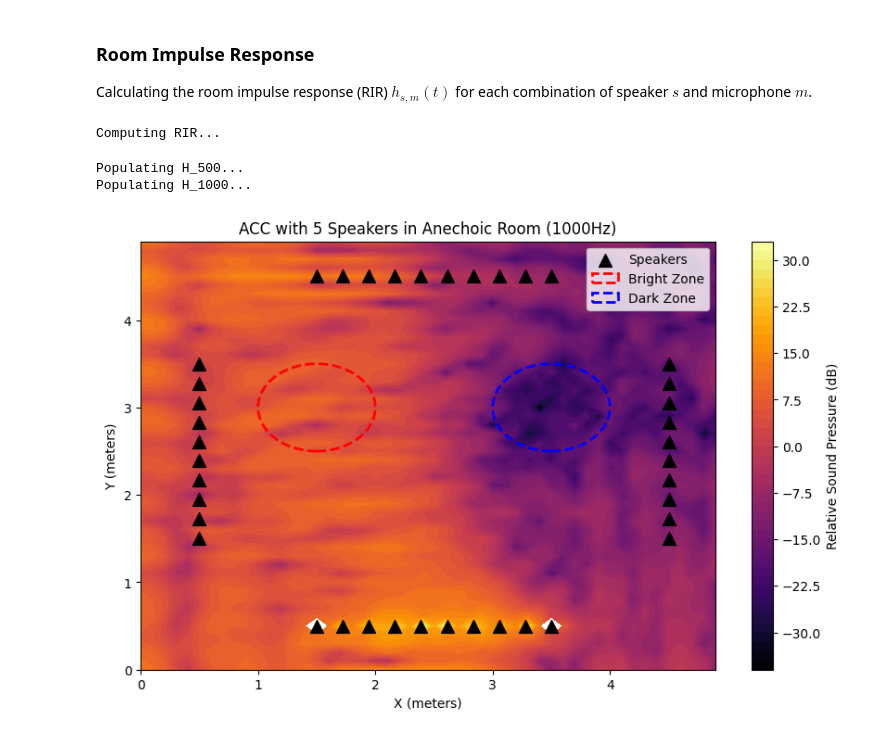
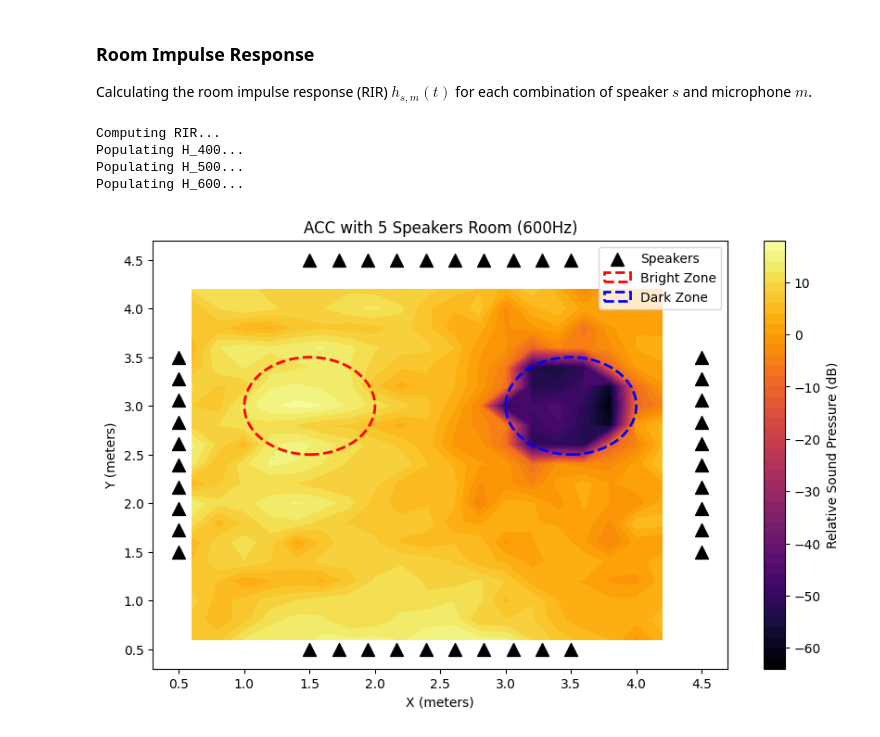
Before and after one commit to felipe-lund/sound-zones, a Jupyter notebook: shoebox_trial.ipynb, the cells around one changed output. Saved outputs shown, nothing was run; the diff lists cells and outputs as text; code cells hidden in the pictures.

```diff
--- a/shoebox_trial.ipynb
+++ b/shoebox_trial.ipynb
@@ -14,7 +14,6 @@ Defining the room dimensions and placement of both speakers and microphones.
 # %%
 # Anechoic? air_absorption = True
 
-# Setup Anechoic Room to neglect room effects and simplify
 fs = 16000   # Sampling freq. of the played audio
 room_dim = [5.0, 5.0, 5.0]
 room = pra.ShoeBox(room_dim, fs=fs, max_order=3, air_absorption=True)
@@ -33,12 +32,13 @@ if False:
         room.add_source(loc)
 if True:
     # Define coordinates for microphones on all 4 walls (Front, Right, Back, Left)
-    num_speakers = 10
-    speaker_x = np.linspace(1.5, 3.5, num_speakers)
-    speaker_locs_front = np.vstack((speaker_x, np.full(num_speakers, 0.5), np.full(num_speakers, 2.5)))
-    speaker_locs_right = np.vstack((np.full(num_speakers, 4.5), speaker_x, np.full(num_speakers, 2.5)))
-    speaker_locs_back  = np.vstack((speaker_x, np.full(num_speakers, 4.5), np.full(num_speakers, 2.5)))
-    speaker_locs_left  = np.vstack((np.full(num_speakers, 0.5), speaker_x, np.full(num_speakers, 2.5)))
+    n_side_speakers = 10
+    speaker_x = np.linspace(1.5, 3.5, n_side_speakers)
+    speaker_locs_front = np.vstack((speaker_x, np.full(n_side_speakers, 0.5), np.full(n_side_speakers, 2.5)))
+    speaker_locs_right = np.vstack((np.full(n_side_speakers, 4.5), speaker_x, np.full(n_side_speakers, 2.5)))
+    speaker_locs_back  = np.vstack((speaker_x, np.full(n_side_speakers, 4.5), np.full(n_side_speakers, 2.5)))
+    speaker_locs_left  = np.vstack((np.full(n_side_speakers, 0.5), speaker_x, np.full(n_side_speakers, 2.5)))
+    num_speakers = n_side_speakers * 4
 
     # Combine all 4 arrays into one master speaker list
     all_speakers = np.hstack((speaker_locs_front, speaker_locs_right, speaker_locs_back, speaker_locs_left))
@@ -48,9 +48,9 @@ if True:
         room.add_source(loc)
 
 # Microphone Grid
-spacing = 0.1
-x_coords = np.arange(0, 5.0, spacing)
-y_coords = np.arange(0, 5.0, spacing)
+spacing = 0.2
+x_coords = np.arange(0.6, 4.4, spacing)
+y_coords = np.arange(0.6, 4.4, spacing)
 X, Y = np.meshgrid(x_coords, y_coords)
 mics_locs = np.vstack((X.flatten(), Y.flatten(), np.full(X.size, 2.5)))
 num_mics = mics_locs.shape[1]    # The total number of microphones. Used later
@@ -68,7 +68,7 @@ room.plot()
 Calculating the room impulse response (RIR)  $h_{s,m}(t)$ for each combination of speaker $s$ and microphone $m$.
 # %%
 # Calculate H for a given frequency
-info_dict = {500: None, 1000: None}
+info_dict = {400: None, 500: None, 600:None}
 
 print('Computing RIR...')
 room.compute_rir()
@@ -77,7 +77,7 @@ room.compute_rir()
 c = pra.constants.get('c')          # Speed of sound
 nfft = 512      # The number of frequency grid points we will have
 
-for target_freq in [500, 1000]:
+for target_freq in [400, 500, 600]:
 
     # Computing the wave number
     k = 2 * np.pi * target_freq / c
@@ -130,49 +130,54 @@ for target_freq in [500, 1000]:
     info_dict[target_freq] = {'p': p, 'H': H, 'optimal_g': optimal_g}
 # %% [output]
 Computing RIR...
+Populating H_400...
+Populating H_500...
+Populating H_600...
-Populating H_500...
-Populating H_1000...
 # %%
 
 # Extract the complex pressure fields
+p400 = info_dict[400]['p']
 p500 = info_dict[500]['p']
-p1000 = info_dict[1000]['p']
+p600 = info_dict[600]['p']
+
 
 # 1. Calculate the energy (magnitude squared) for each frequency
+energy_400 = np.abs(p400)**2
 energy_500 = np.abs(p500)**2
-energy_1000 = np.abs(p1000)**2
+energy_600 = np.abs(p600)**2
+
 
 # 2. Sum the energies and take the square root to get total RMS pressure
-p_total_rms = np.sqrt(energy_500 + energy_1000)
+p_total_rms = np.sqrt(energy_400 + energy_500 + energy_600)
 
 # 3. Reshape for the plot
 pressure_map = p_total_rms.reshape(X.shape)
 
 # Plotting
 plt.figure(figsize=(10, 6))
 plt.contourf(X, Y, 20 * np.log10(pressure_map.clip(-80, 40)), levels=50, cmap='inferno')
 plt.colorbar(label="Relative Sound Pressure (dB)")
 
 # Overlay speakers and the zone boundary
 plt.scatter(all_speakers[0, :], all_speakers[1, :], color='black', label='Speakers', marker='^', s=100)
 
 # Draw the Bright Zone circle (Left)
 bright_circle = plt.Circle(bright_center, radius, color='red', fill=False, linestyle='--', linewidth=2, label='Bright Zone')
 plt.gca().add_patch(bright_circle)
 
 # Draw the Dark Zone circle (Right)
 dark_circle = plt.Circle(dark_center, radius, color='blue', fill=False, linestyle='--', linewidth=2, label='Dark Zone')
 plt.gca().add_patch(dark_circle)
 
 # plt.axvline(2.5, color='black', linestyle='--', label='Zone Boundary')
 
-plt.title(f"ACC with 5 Speakers in Anechoic Room ({target_freq}Hz)")
+plt.title(f"ACC with 5 Speakers Room ({target_freq}Hz)")
 plt.xlabel("X (meters)")
 plt.ylabel("Y (meters)")
 plt.legend()
 plt.show()
 # %% [output]
-[figure, old version]
+[figure, new version]
 # %%
 import scipy.io.wavfile as wav
 
```
Also changed, not shown: parts of 2 cells of this notebook.
